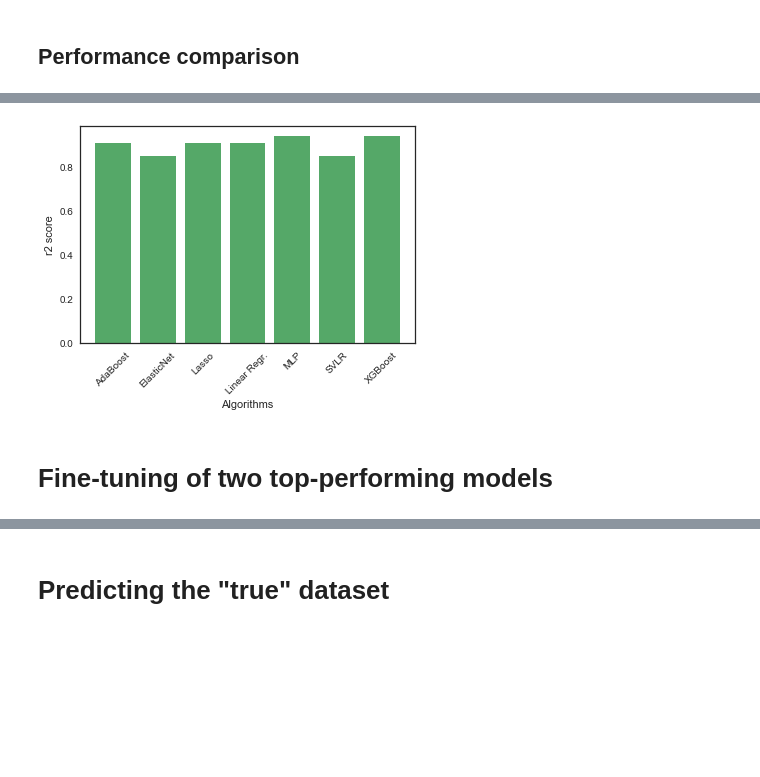
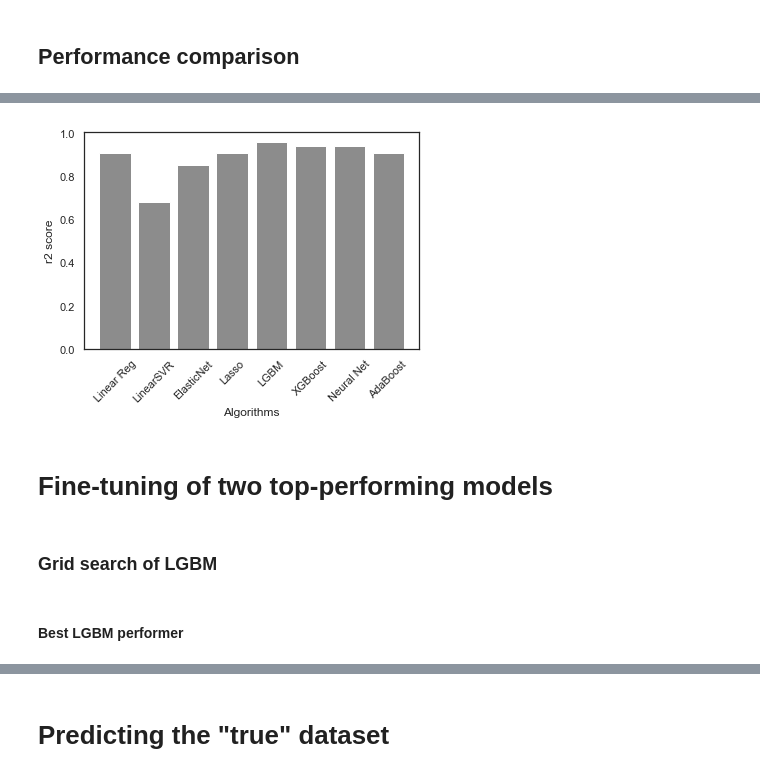
Before and after one commit to manuelfreude/sales-forecast-retail, a Jupyter notebook: Rossmann_newpred.ipynb, the cells around one changed output, grey strips where cells are left out. Drawn from its saved outputs; the diff is of its cells as text; code cells hidden in the pictures; blank space fills up the shorter version.

Commit message:
Revised pre-processing, scoring, models, now grids

```diff
--- a/Rossmann_newpred.ipynb
+++ b/Rossmann_newpred.ipynb
@@ -887,7 +906,8 @@ X_train = train.drop(['Intercept',
                       'Promo2_Feb,May,Aug,Nov',
                       'Year',
                       '2013',
-                      'Jan'], axis=1)
+                      'Jan',
+                      'Mon'], axis=1)
 
 X_train.info()
 
@@ -905,7 +925,8 @@ X_test = test.drop(['Intercept',
                       'Promo2_Feb,May,Aug,Nov',
                       'Year',
                       '2013',
-                      'Jan'], axis=1)
+                      'Jan',
+                      'Mon'], axis=1)
 
 X_test = imputer.fit_transform(X_test)
 
@@ -1149,8 +1201,2 @@ Variance score: 0.91
 # %% [markdown]
 ## Performance comparison
-# %%
-# source: https://stackoverflow.com/questions/10715965/add-one-row-in-a-pandas-dataframe
-
-scores = pd.DataFrame(data = {'Regressor':['Linear'], 'MSE':['value'], 'RMSPE':['value'], 'VarScore':['value']})
-
-scores.head()
@@ -1160,9 +1202,0 @@ scores.head()
-# %%
-# getting things in order
-
-scores = scores[['Regressor',
-             'MSE',
-             'RMSPE',
-             'VarScore']]
-
-scores.head()
@@ -1172,12 +1202,0 @@ scores.head()
-# %%
-# adding calculated values
-
-scores.loc[0] = ['Linear Regr.', 1437813.31, 1199.09, 0.91]
-scores.loc[1] = ['SVLR', 2798836.14, 1672.97, 0.85]
-scores.loc[2] = ['ElasticNet', 2270791.12, 1506.91, 0.85]
-scores.loc[3] = ['Lasso', 1438798.12,  1199.50,  0.91]
-scores.loc[4] = ['XGBoost', 908112.68, 952.95, 0.94]
-scores.loc[5] = ['MLP', 929468.41, 964.09, 0.94]
-scores.loc[6] = ['AdaBoost', 1438085.65, 1199.20, 0.91]
-
-scores
@@ -1207,9 +1229,11 @@ pyplot.xlabel('Algorithms');
 # %%
-pyplot.bar(scores['Regressor'], scores['VarScore'], color='C7')
+pyplot.bar(scores['Regressor'], scores['R2'], color='C7')
 pyplot.xticks(rotation=45)
 pyplot.ylabel('r2 score')
 pyplot.xlabel('Algorithms');
 # %% [output]
-[figure, old version]
+[figure, new version]
 # %% [markdown]
 # Fine-tuning of two top-performing models
+# %% [markdown]
+### Grid search of LGBM
@@ -1215,0 +1281,2 @@ pyplot.xlabel('Algorithms');
+# %% [markdown]
+#### Best LGBM performer
```
Also changed, not shown: parts of 64 cells of this notebook.
